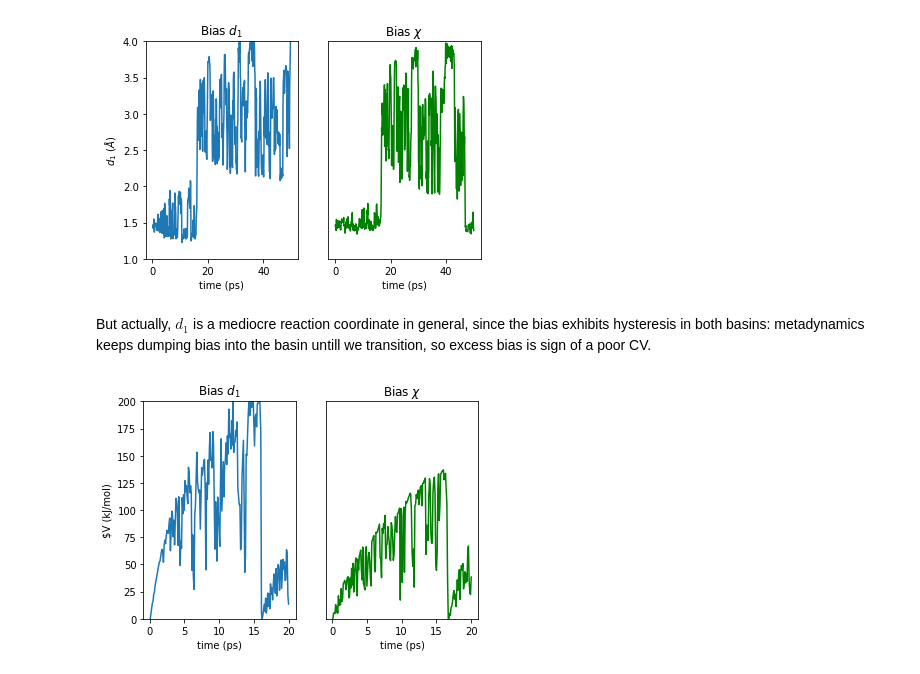
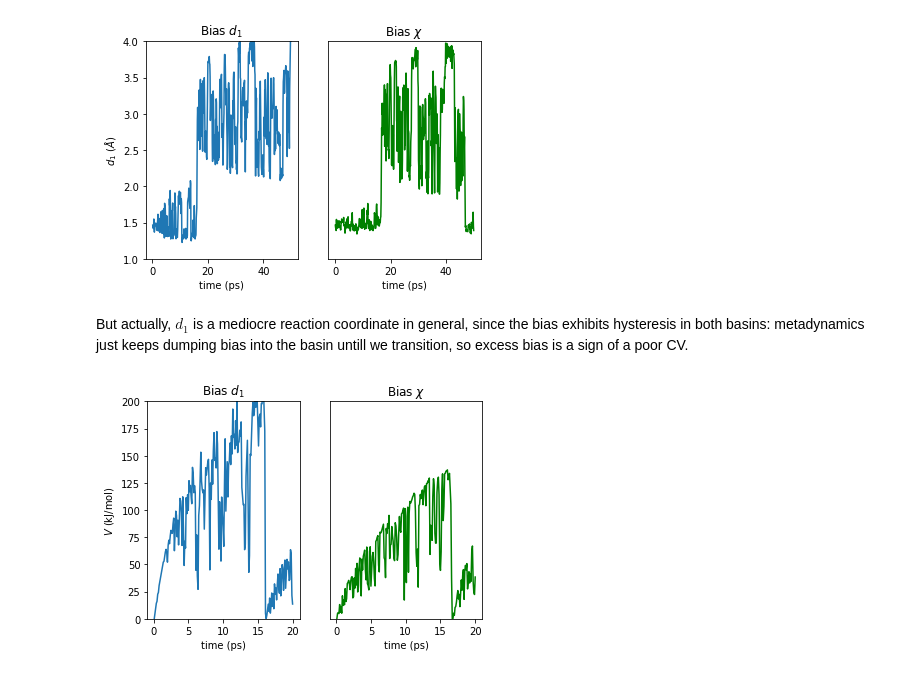
Before and after one commit to kbal/winterschool2021, a Jupyter notebook: example4/analysis.ipynb, the cells around one changed output. Saved outputs shown, nothing was run; the diff lists cells and outputs as text; code cells hidden in the pictures.

```diff
--- a/example4/analysis.ipynb
+++ b/example4/analysis.ipynb
@@ -133,23 +133,23 @@ plt.show()
 # %% [output]
 [figure]
 # %% [markdown]
-But actually, $d_1$ is a mediocre reaction coordinate in general, since the bias exhibits hysteresis in both basins: metadynamics keeps dumping bias into the basin untill we transition, so excess bias is sign of a poor CV.
+But actually, $d_1$ is a mediocre reaction coordinate in general, since the bias exhibits hysteresis in both basins: metadynamics just keeps dumping bias into the basin untill we transition, so excess bias is a sign of a poor CV.
 # %%
 plt.subplot(1, 2, 1)
 plt.plot(t[0:200],bias_d1[0:200])
 plt.title("Bias $d_1$")
 plt.xlabel("time (ps)")
-plt.ylabel("$V (kJ/mol)")
+plt.ylabel("$V$ (kJ/mol)")
 plt.ylim([0,200])
 
 plt.subplot(1, 2, 2)
 plt.plot(t[0:200],bias_chi[0:200],'g')
 plt.title("Bias $\chi$")
 plt.xlabel("time (ps)")
 plt.yticks([])
 plt.ylim([0,200])
 
 plt.show()
 # %% [output]
-[figure, old version]
+[figure, new version]
 # %% [markdown]
```
Also changed, not shown: parts of 4 cells of this notebook.
